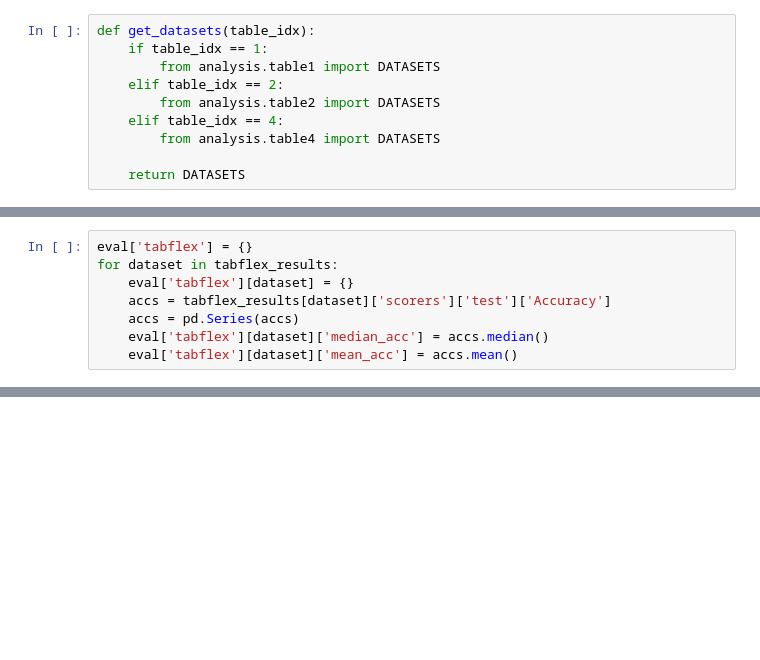
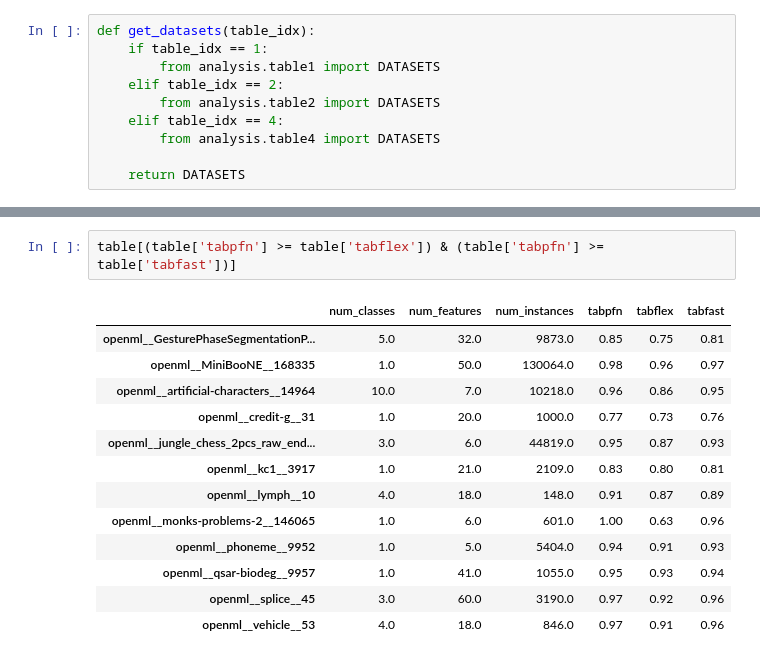
Before and after one commit to yzeng58/tabzilla, a Jupyter notebook: analysis/result_print.ipynb, the cells around one changed output, grey strips where cells are left out. Cells and saved outputs as stored; diff of their text form; blank space fills up the shorter version.

```diff
--- a/analysis/result_print.ipynb
+++ b/analysis/result_print.ipynb
@@ -41,8 +58,0 @@ TabFlexModel: openml__ada_agnostic__3896openml__airlines__189354 not found
-# %%
-eval['tabflex'] = {}
-for dataset in tabflex_results:
-    eval['tabflex'][dataset] = {}
-    accs = tabflex_results[dataset]['scorers']['test']['Accuracy']
-    accs = pd.Series(accs)
-    eval['tabflex'][dataset]['median_acc'] = accs.median()
-    eval['tabflex'][dataset]['mean_acc'] = accs.mean()
@@ -112,0 +178,16 @@ for baseline in baselines:
+# %%
+table[(table['tabpfn'] >= table['tabflex']) & (table['tabpfn'] >= table['tabfast'])]
+# %% [output]
+|  | num_classes | num_features | num_instances | tabpfn | tabflex | tabfast |
+| openml__GesturePhaseSegmentationP... | 5.0 | 32.0 | 9873.0 | 0.85 | 0.75 | 0.81 |
+| openml__MiniBooNE__168335 | 1.0 | 50.0 | 130064.0 | 0.98 | 0.96 | 0.97 |
+| openml__artificial-characters__14964 | 10.0 | 7.0 | 10218.0 | 0.96 | 0.86 | 0.95 |
+| openml__credit-g__31 | 1.0 | 20.0 | 1000.0 | 0.77 | 0.73 | 0.76 |
+| openml__jungle_chess_2pcs_raw_end... | 3.0 | 6.0 | 44819.0 | 0.95 | 0.87 | 0.93 |
+| openml__kc1__3917 | 1.0 | 21.0 | 2109.0 | 0.83 | 0.80 | 0.81 |
+| openml__lymph__10 | 4.0 | 18.0 | 148.0 | 0.91 | 0.87 | 0.89 |
+| openml__monks-problems-2__146065 | 1.0 | 6.0 | 601.0 | 1.00 | 0.63 | 0.96 |
+| openml__phoneme__9952 | 1.0 | 5.0 | 5404.0 | 0.94 | 0.91 | 0.93 |
+| openml__qsar-biodeg__9957 | 1.0 | 41.0 | 1055.0 | 0.95 | 0.93 | 0.94 |
+| openml__splice__45 | 3.0 | 60.0 | 3190.0 | 0.97 | 0.92 | 0.96 |
+| openml__vehicle__53 | 4.0 | 18.0 | 846.0 | 0.97 | 0.91 | 0.96 |
```
Also changed, not shown: parts of 19 cells of this notebook, 1 other file.
